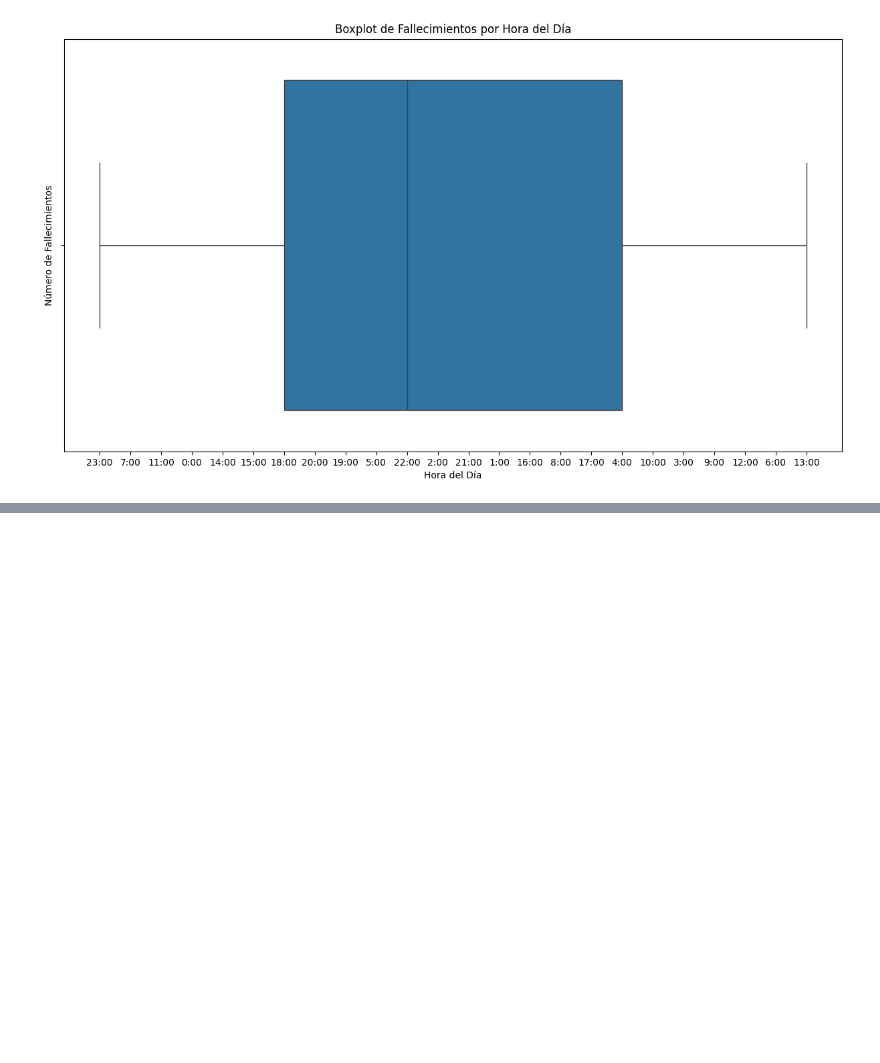
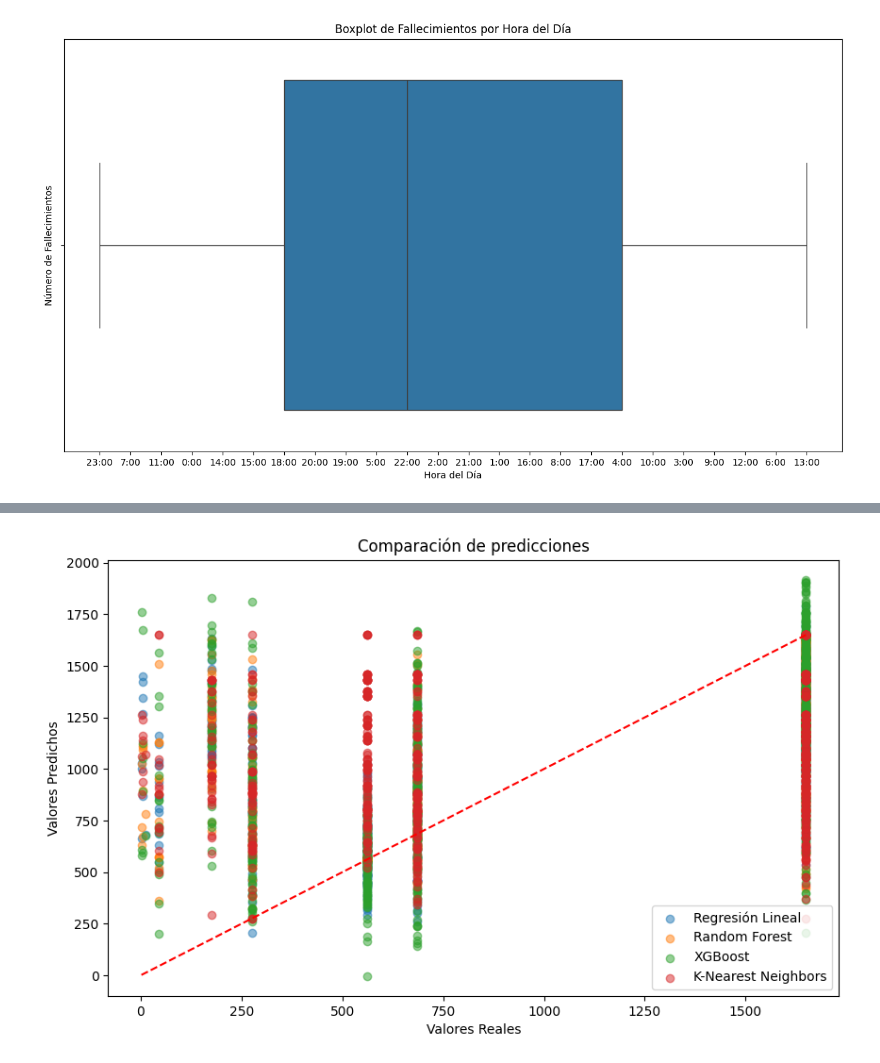
Before and after one commit to ChristianDzk/datascience, a Jupyter notebook: Primer Entrega.ipynb, the cells around one changed output, grey strips where cells are left out. Drawn from its saved outputs; the diff is of its cells as text; code cells hidden in the pictures; blank space fills up the shorter version.

```diff
--- a/Primer Entrega.ipynb
+++ b/Primer Entrega.ipynb
@@ -212,0 +263,85 @@ plt.show()
+# %%
+#SEGUNDA PARTE DEL PROYECTO: MODELOS DE PREDICCION
+
+# Importar las librerías necesarias
+
+import pandas as pd
+import numpy as np
+from sklearn.model_selection import train_test_split
+from sklearn.preprocessing import LabelEncoder
+from sklearn.metrics import mean_absolute_error, mean_squared_error, r2_score
+
+# Modelos de predicción
+from sklearn.linear_model import LinearRegression
+from sklearn.ensemble import RandomForestRegressor
+from xgboost import XGBRegressor
+from sklearn.neighbors import KNeighborsRegressor  # Importar KNN
+
+# Cargar los datos
+df = pd.read_csv(r"C:\Users\Christian\OneDrive\Documentos\CoderHouse\Fundamentos para la Ciencia de Datos 1\PreEntrega 1/datos-fallecidos-en-siniestros-de-trnsito-2013-2019.csv", encoding='latin1', delimiter=';')
+
+# Preprocesamiento de datos
+# Eliminar filas con valores faltantes
+df.dropna(inplace=True)
+
+# Codificar las variables categóricas
+encoder = LabelEncoder()
+for col in df.select_dtypes(include=['object']).columns:
+    df[col] = encoder.fit_transform(df[col])
+
+# Definir las características (features) y la variable objetivo (target)
+# Si no existe, entonces el target debe ser el tamaño del dataset agrupado (ajusta según tu dataset)
+y = df['Vehiculo'].map(df['Vehiculo'].value_counts())
+
+# Dividir los datos en conjunto de entrenamiento y prueba
+X = df.drop('Vehiculo', axis=1)
+X_train, X_test, y_train, y_test = train_test_split(X, y, test_size=0.2, random_state=50)
+
+# Definir los modelos
+model_lr = LinearRegression()
+model_rf = RandomForestRegressor(n_estimators=100, random_state=50)
+model_xgb = XGBRegressor(n_estimators=100, random_state=50)
+model_knn = KNeighborsRegressor(n_neighbors=5)  # Modelo KNN con 5 vecinos
+
+# Entrenar los modelos
+model_lr.fit(X_train, y_train)
+model_rf.fit(X_train, y_train)
+model_xgb.fit(X_train, y_train)
+model_knn.fit(X_train, y_train)  # Entrenar el modelo KNN
+
+# Realizar predicciones en el conjunto de prueba
+y_pred_lr = model_lr.predict(X_test)
+y_pred_rf = model_rf.predict(X_test)
+y_pred_xgb = model_xgb.predict(X_test)
+y_pred_knn = model_knn.predict(X_test)  # Predicciones con el modelo KNN
+
+# Evaluar los modelos con MAE, MSE y R²
+def evaluar_modelo(y_test, y_pred, nombre_modelo):
+    mae = mean_absolute_error(y_test, y_pred)
+    mse = mean_squared_error(y_test, y_pred)
+    r2 = r2_score(y_test, y_pred)
+
+    print(f"Evaluación del modelo {nombre_modelo}:")
+    print(f"MAE: {mae}")
+    print(f"MSE: {mse}")
+    print(f"R²: {r2}\n")
+
+# Evaluar cada modelo
+evaluar_modelo(y_test, y_pred_lr, 'Regresión Lineal')
+evaluar_modelo(y_test, y_pred_rf, 'Random Forest')
+evaluar_modelo(y_test, y_pred_xgb, 'XGBoost')
+evaluar_modelo(y_test, y_pred_knn, 'K-Nearest Neighbors')  # Evaluar KNN
+
+# Visualización de los resultados
+plt.figure(figsize=(10,6))
+plt.scatter(y_test, y_pred_lr, label='Regresión Lineal', alpha=0.5)
+plt.scatter(y_test, y_pred_rf, label='Random Forest', alpha=0.5)
+plt.scatter(y_test, y_pred_xgb, label='XGBoost', alpha=0.5)
+plt.scatter(y_test, y_pred_knn, label='K-Nearest Neighbors', alpha=0.5)
+plt.plot([min(y_test), max(y_test)], [min(y_test), max(y_test)], color='red', linestyle='--')
+plt.title('Comparación de predicciones')
+plt.xlabel('Valores Reales')
+plt.ylabel('Valores Predichos')
+plt.legend()
+plt.show()
+# %% [output]
@@ -212,0 +367 @@ plt.show()
+[figure, added]
```
Also changed, not shown: parts of 13 cells of this notebook, 1 other file.
